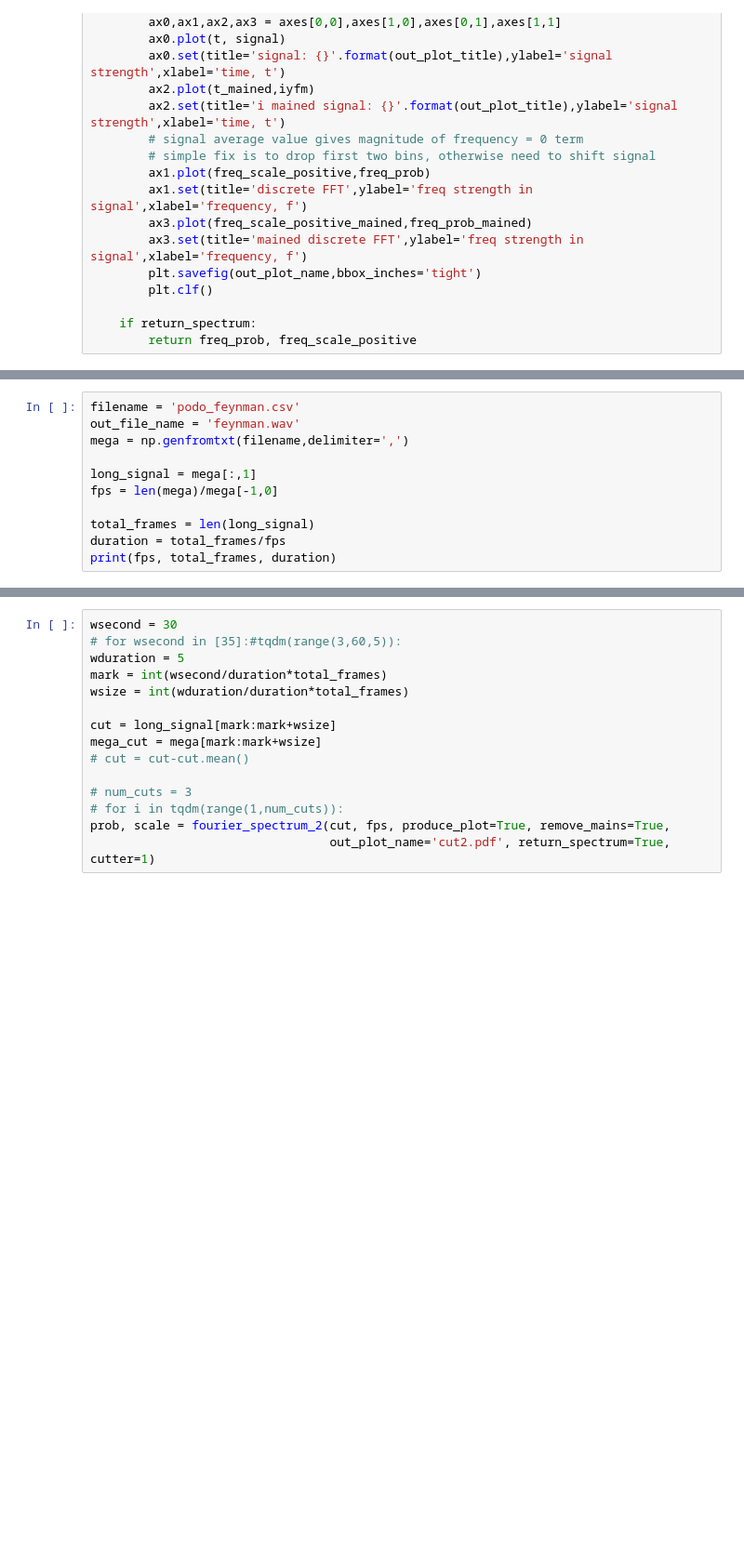
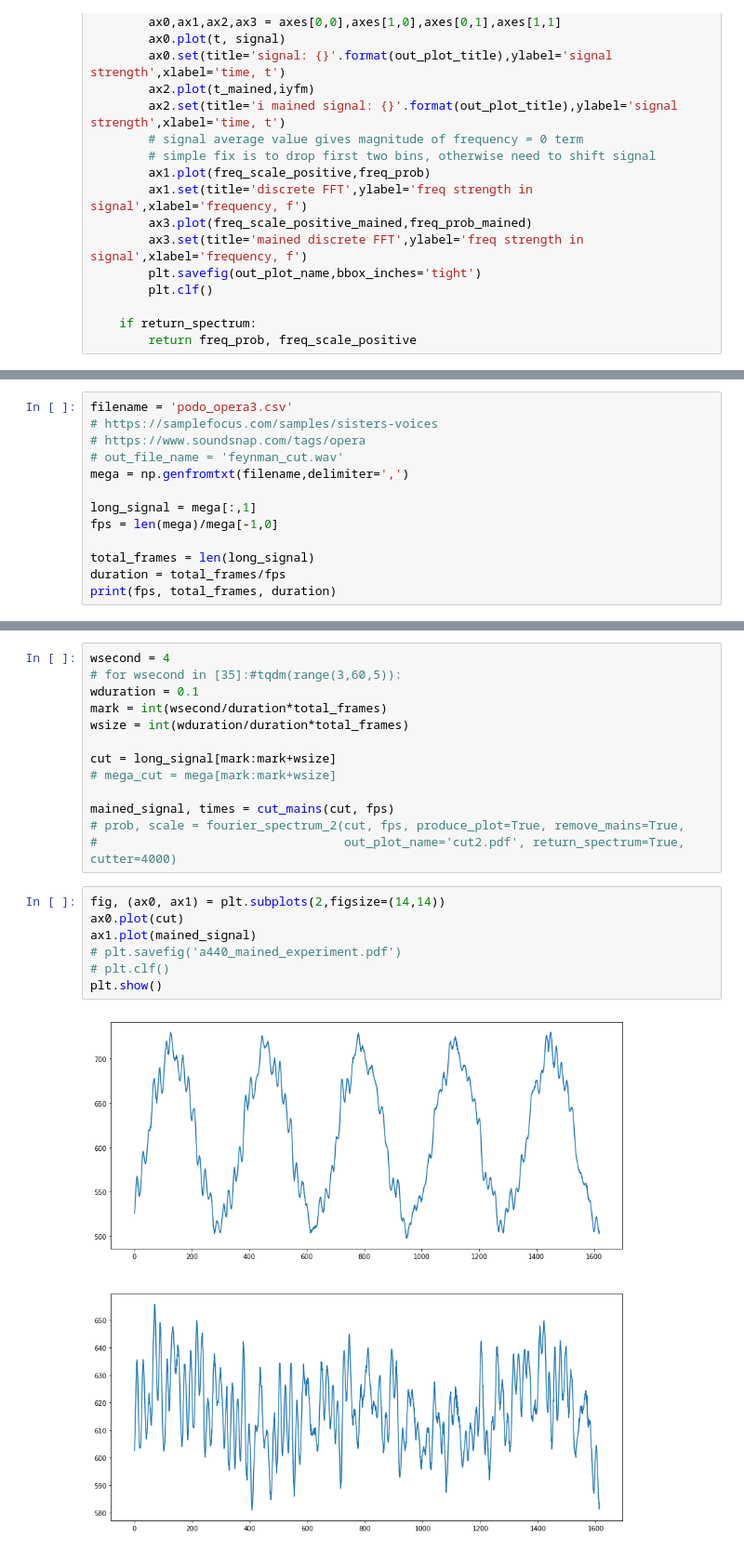
Before and after one commit to daccordeon/gravexplain, a Jupyter notebook: experiment_photodiode.ipynb, the cells around one changed output, grey strips where cells are left out. Shown: that part at 93% size. Saved outputs shown, nothing was run; the diff lists cells and outputs as text; blank space fills up the shorter version.

```diff
--- a/experiment_photodiode.ipynb
+++ b/experiment_photodiode.ipynb
@@ -198,6 +248,8 @@ def fourier_spectrum_2(signal, fps, return_spectrum=False,
 # %%
-filename = 'podo_feynman.csv'
-out_file_name = 'feynman.wav'
+filename = 'podo_opera3.csv'
+# https://samplefocus.com/samples/sisters-voices
+# https://www.soundsnap.com/tags/opera
+# out_file_name = 'feynman_cut.wav'
 mega = np.genfromtxt(filename,delimiter=',')
 
 long_signal = mega[:,1]
@@ -214,15 +266,22 @@ prob, scale = fourier_spectrum_2(long_signal, fps, cutter=1,
 # %%
-wsecond = 30
+wsecond = 4
 # for wsecond in [35]:#tqdm(range(3,60,5)):
-wduration = 5
+wduration = 0.1
 mark = int(wsecond/duration*total_frames)
 wsize = int(wduration/duration*total_frames)
 
 cut = long_signal[mark:mark+wsize]
-mega_cut = mega[mark:mark+wsize]
-# cut = cut-cut.mean()
+# mega_cut = mega[mark:mark+wsize]
 
-# num_cuts = 3
-# for i in tqdm(range(1,num_cuts)):
-prob, scale = fourier_spectrum_2(cut, fps, produce_plot=True, remove_mains=True,
-                                 out_plot_name='cut2.pdf', return_spectrum=True, cutter=1)
+mained_signal, times = cut_mains(cut, fps)
+# prob, scale = fourier_spectrum_2(cut, fps, produce_plot=True, remove_mains=True,
+#                                  out_plot_name='cut2.pdf', return_spectrum=True, cutter=4000)
+# %%
+fig, (ax0, ax1) = plt.subplots(2,figsize=(14,14))
+ax0.plot(cut)
+ax1.plot(mained_signal)
+# plt.savefig('a440_mained_experiment.pdf')
+# plt.clf()
+plt.show()
+# %% [output]
+[figure, added]
```
Also changed, not shown: parts of 18 cells of this notebook.
